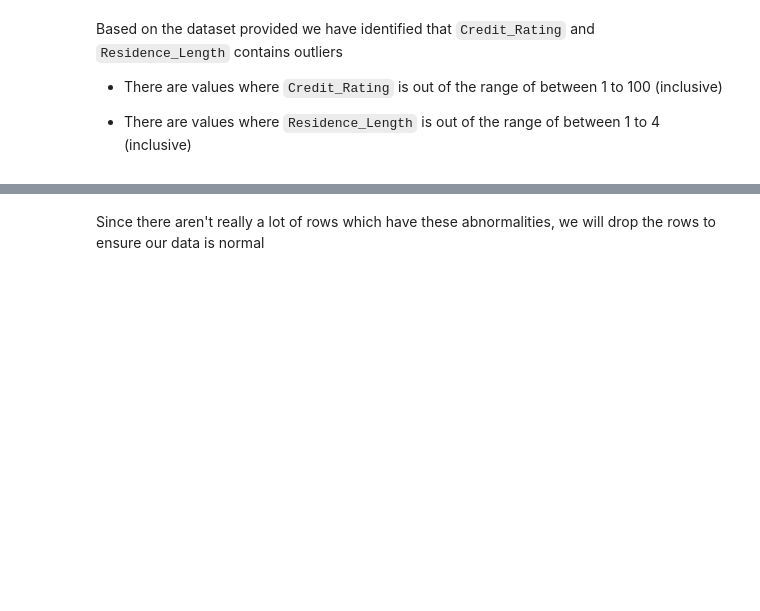
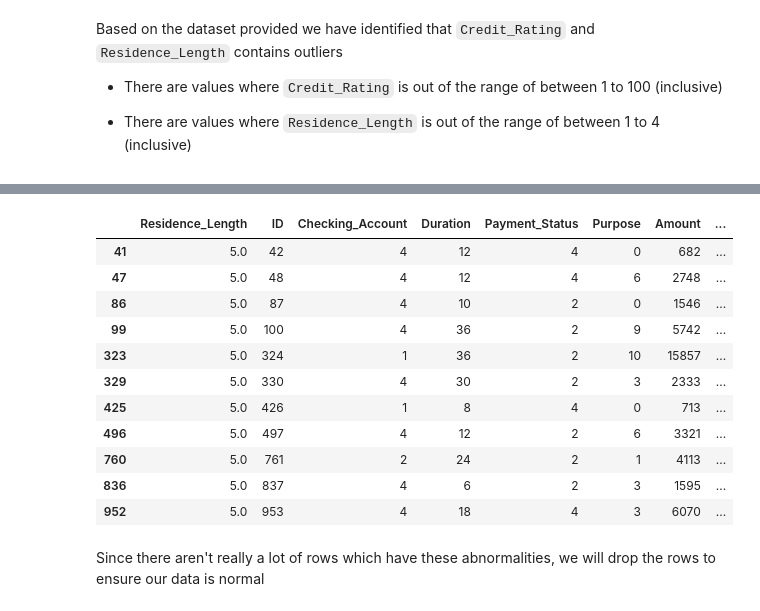
Before and after one commit to Bk49/CS105-Project, a Jupyter notebook: CS105 Project Submission Part I 2023.ipynb, the cells around one changed output, grey strips where cells are left out. Cells and saved outputs as stored; diff of their text form; code cells hidden in the pictures; blank space fills up the shorter version.

```diff
--- a/CS105 Project Submission Part I 2023.ipynb
+++ b/CS105 Project Submission Part I 2023.ipynb
@@ -435,3 +421,19 @@ df[df['Residence_Length'] == 5]
+# %%
+df_arrange2 = df[df['Residence_Length'] == 5]
+df_arrange2.reindex(columns=['Residence_Length'] + list(df_arrange2.columns[:-1]))
+# %% [output]
+|  | Residence_Length | ID | Checking_Account | Duration | Payment_Status | Purpose | Amount | ... |
+| 41 | 5.0 | 42 | 4 | 12 | 4 | 0 | 682 | ... |
+| 47 | 5.0 | 48 | 4 | 12 | 4 | 6 | 2748 | ... |
+| 86 | 5.0 | 87 | 4 | 10 | 2 | 0 | 1546 | ... |
+| 99 | 5.0 | 100 | 4 | 36 | 2 | 9 | 5742 | ... |
+| 323 | 5.0 | 324 | 1 | 36 | 2 | 10 | 15857 | ... |
+| 329 | 5.0 | 330 | 4 | 30 | 2 | 3 | 2333 | ... |
+| 425 | 5.0 | 426 | 1 | 8 | 4 | 0 | 713 | ... |
+| 496 | 5.0 | 497 | 4 | 12 | 2 | 6 | 3321 | ... |
+| 760 | 5.0 | 761 | 2 | 24 | 2 | 1 | 4113 | ... |
+| 836 | 5.0 | 837 | 4 | 6 | 2 | 3 | 1595 | ... |
+| 952 | 5.0 | 953 | 4 | 18 | 4 | 3 | 6070 | ... |
 # %% [markdown]
 Since there aren't really a lot of rows which have these abnormalities, we will drop the rows to ensure our data is normal
 # %%
```
Also changed, not shown: parts of 17 cells of this notebook, 1 other file.
